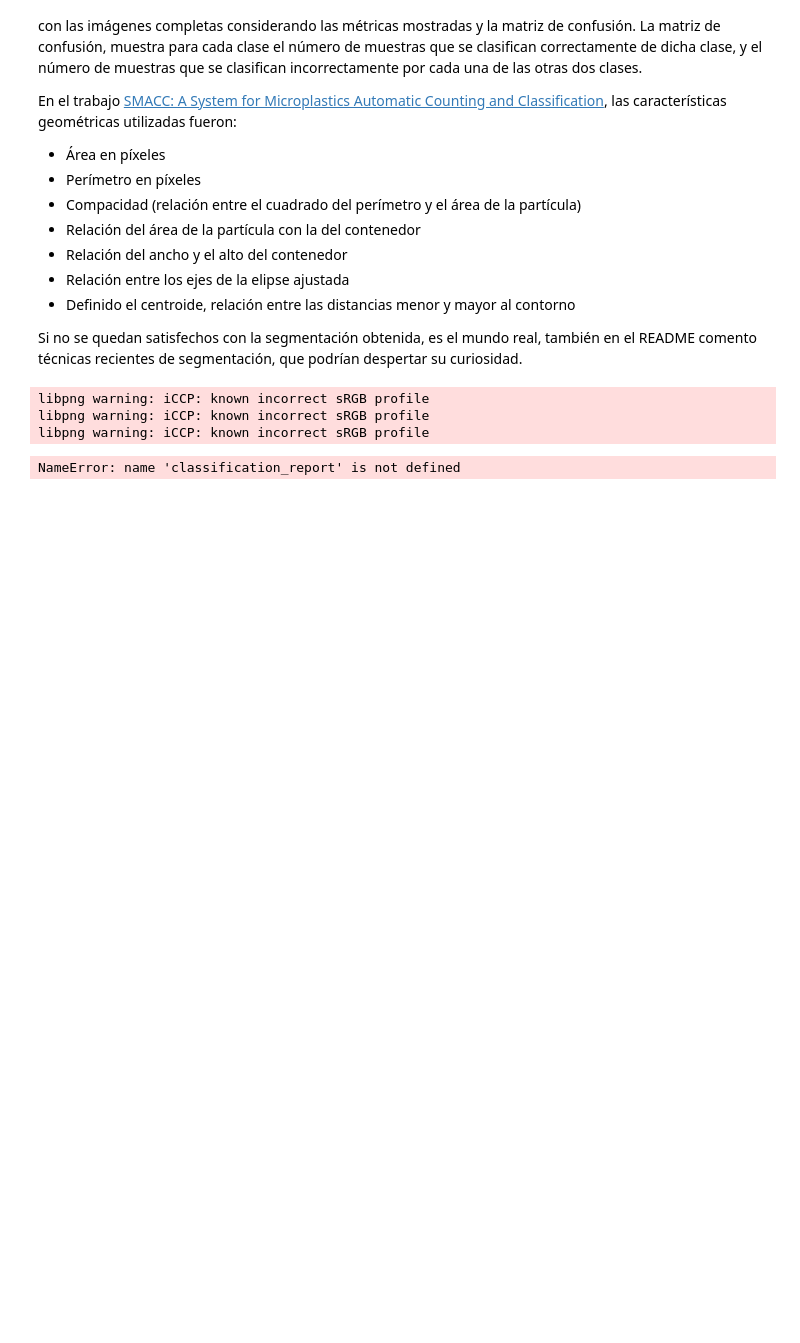
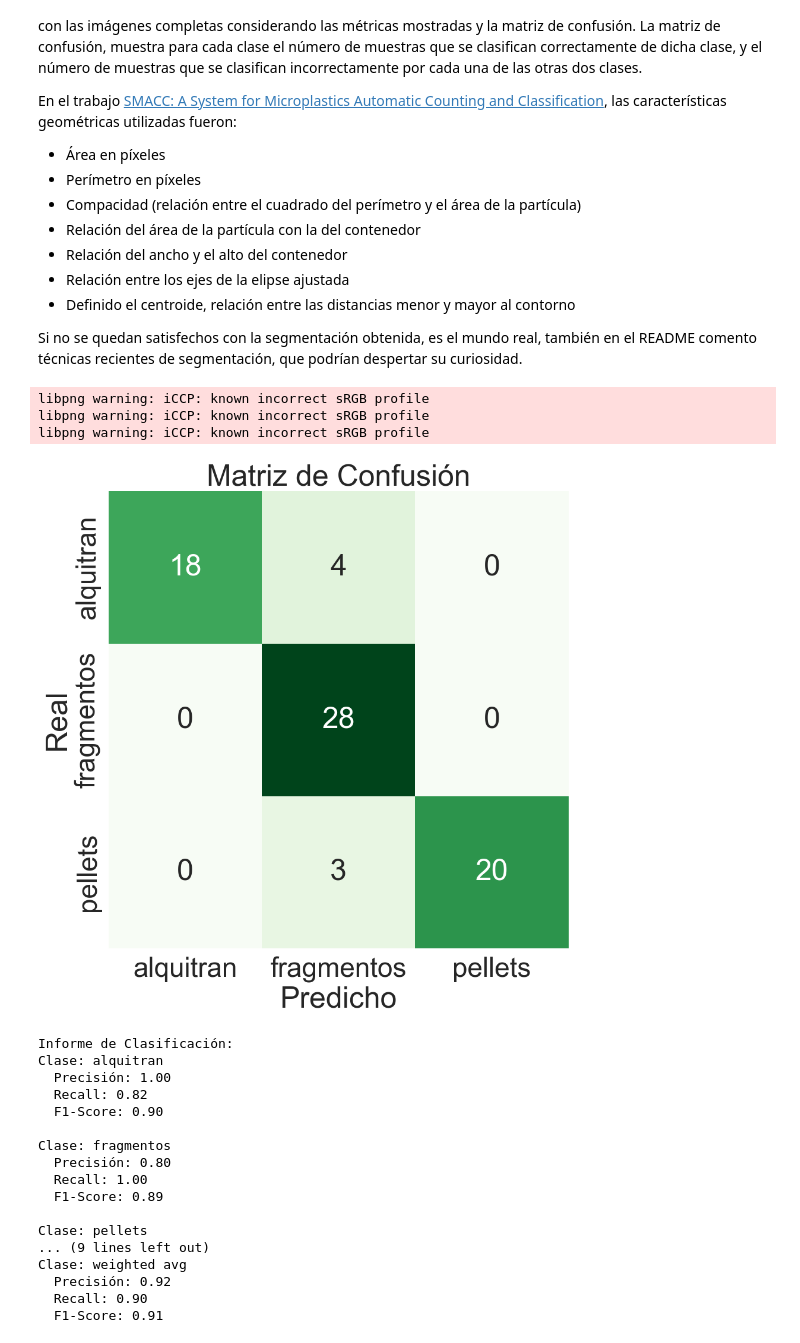
Before and after one commit to Raamonvm8/VC, a Jupyter notebook: P3/VC_P3.ipynb, the cells around one changed output. Drawn from its saved outputs; the diff is of its cells as text; code cells hidden in the pictures; blank space fills up the shorter version.

```diff
--- a/P3/VC_P3.ipynb
+++ b/P3/VC_P3.ipynb
@@ -483,35 +225,0 @@ El mundo real es muy variado, las imágenes no siempre se capturan con unas cond
-# %%
-#Carga imagen directamente en grises
-imgorig = cv2.imread('MPs.jpg', cv2.IMREAD_GRAYSCALE)
-
-img = cv2.GaussianBlur(imgorig,(5,5),0)
-
-#Umbralizados
-ret,imth1 = cv2.threshold(img,150,255,cv2.THRESH_BINARY_INV)
-thotsu,imth2 = cv2.threshold(img,0,255,cv2.THRESH_BINARY_INV+cv2.THRESH_OTSU)
-print('Umbral escogido ', thotsu)
-imth3 = cv2.adaptiveThreshold(img,255,cv2.ADAPTIVE_THRESH_MEAN_C,\
-            cv2.THRESH_BINARY,11,2)
-imth4 = cv2.adaptiveThreshold(img,255,cv2.ADAPTIVE_THRESH_GAUSSIAN_C,\
-            cv2.THRESH_BINARY,11,2)
-
-titles = ['Original', 'Fijo','Otsu th='+str(int(thotsu)),
-            'Adaptivo promedio', 'Adaptivo Gaussiano']
-images = [img, imth1, imth2, 255 - imth3, 255 - imth4]
-
-for i in range(5):
-    plt.subplot(2,5,i+1),plt.imshow(images[i],'gray')
-    plt.title(titles[i], fontsize=7)
-    plt.xticks([]),plt.yticks([])
-
-    #Obtiene únicamente los contornos externos
-    if i>0:
-        res,imth = cv2.threshold(images[i],120,255,cv2.THRESH_BINARY)
-        contornos, hierarchy= cv2.findContours(imth,
-        cv2.RETR_EXTERNAL ,
-        cv2.CHAIN_APPROX_SIMPLE)
-        img_cont = np.zeros(img.shape)
-        cv2.drawContours(img_cont, contornos, -1, (255,255,255), -1)
-        plt.subplot(2,5,i+6),plt.imshow(img_cont,'gray')
-        plt.xticks([]),plt.yticks([])
-plt.show()
@@ -649,7 +250,8 @@ from sklearn.metrics import (
     accuracy_score,
     precision_score,
     recall_score,
-    f1_score
+    f1_score,
+    classification_report
 )
 from sklearn.preprocessing import StandardScaler
 
@@ -769,32 +371,49 @@ y = df['Etiqueta']
 X_entrenar, X_prueba, y_entrenar, y_prueba = train_test_split(X, y, test_size=0.3, random_state=42)
 
 # Entrenar el modelo
 modelo_rf = RandomForestClassifier(n_estimators=100, random_state=42)
 modelo_rf.fit(X_entrenar, y_entrenar)
 
 # Predecir y evaluar el modelo
 y_pred = modelo_rf.predict(X_prueba)
 matriz_de_confusion = confusion_matrix(y_prueba, y_pred)
 informe_clasificacion = classification_report(y_prueba, y_pred, output_dict=True)
 
 # Mostrar matriz de confusión
 plt.figure(figsize=(10, 10))
-sns.heatmap(matriz_de_confusion, annot=True, fmt='d', cmap='Greens',cbar=False, xticklabels=clf.classes_, yticklabels=clf.classes_)
+sns.heatmap(matriz_de_confusion, annot=True, fmt='d', cmap='Greens', cbar=False, xticklabels=modelo_rf.classes_, yticklabels=modelo_rf.classes_)
 plt.xlabel('Predicho')
 plt.ylabel('Real')
 plt.title('Matriz de Confusión')
 plt.show()
 
 # Mostrar métricas por clase
 print("\nInforme de Clasificación:")
 for clase, metricas in informe_clasificacion.items():
     if isinstance(metricas, dict):  # Evitar los promedios globales
         print(f"Clase: {clase}")
         print(f"  Precisión: {metricas['precision']:.2f}")
         print(f"  Recall: {metricas['recall']:.2f}")
         print(f"  F1-Score: {metricas['f1-score']:.2f}\n")
 # %% [output]
 libpng warning: iCCP: known incorrect sRGB profile
 libpng warning: iCCP: known incorrect sRGB profile
 libpng warning: iCCP: known incorrect sRGB profile
+[figure, added]
-NameError: name 'classification_report' is not defined
+Informe de Clasificación:
+Clase: alquitran
+  Precisión: 1.00
+  Recall: 0.82
+  F1-Score: 0.90
+
+Clase: fragmentos
+  Precisión: 0.80
+  Recall: 1.00
+  F1-Score: 0.89
+
+Clase: pellets
+... (9 lines left out)
+Clase: weighted avg
+  Precisión: 0.92
+  Recall: 0.90
+  F1-Score: 0.91
```
Also changed, not shown: parts of 20 cells of this notebook.
